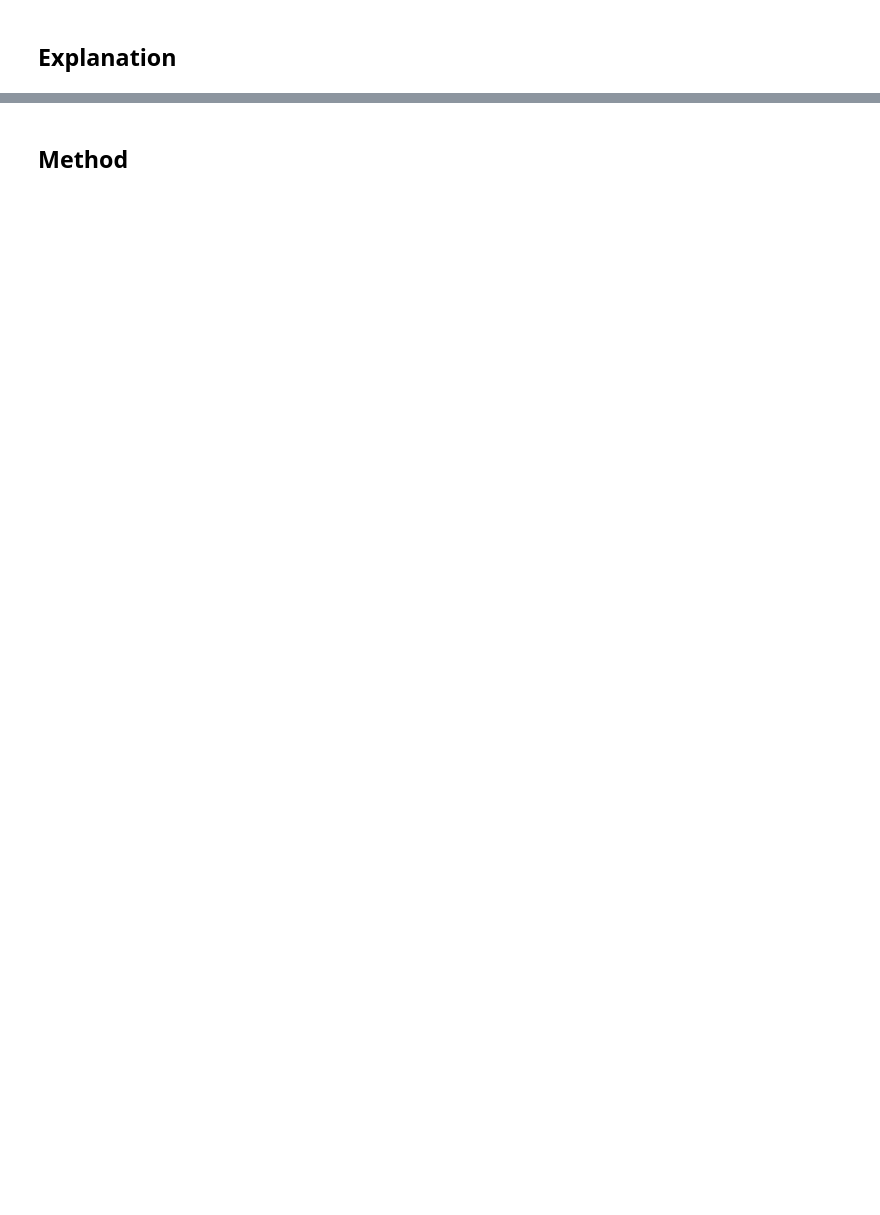
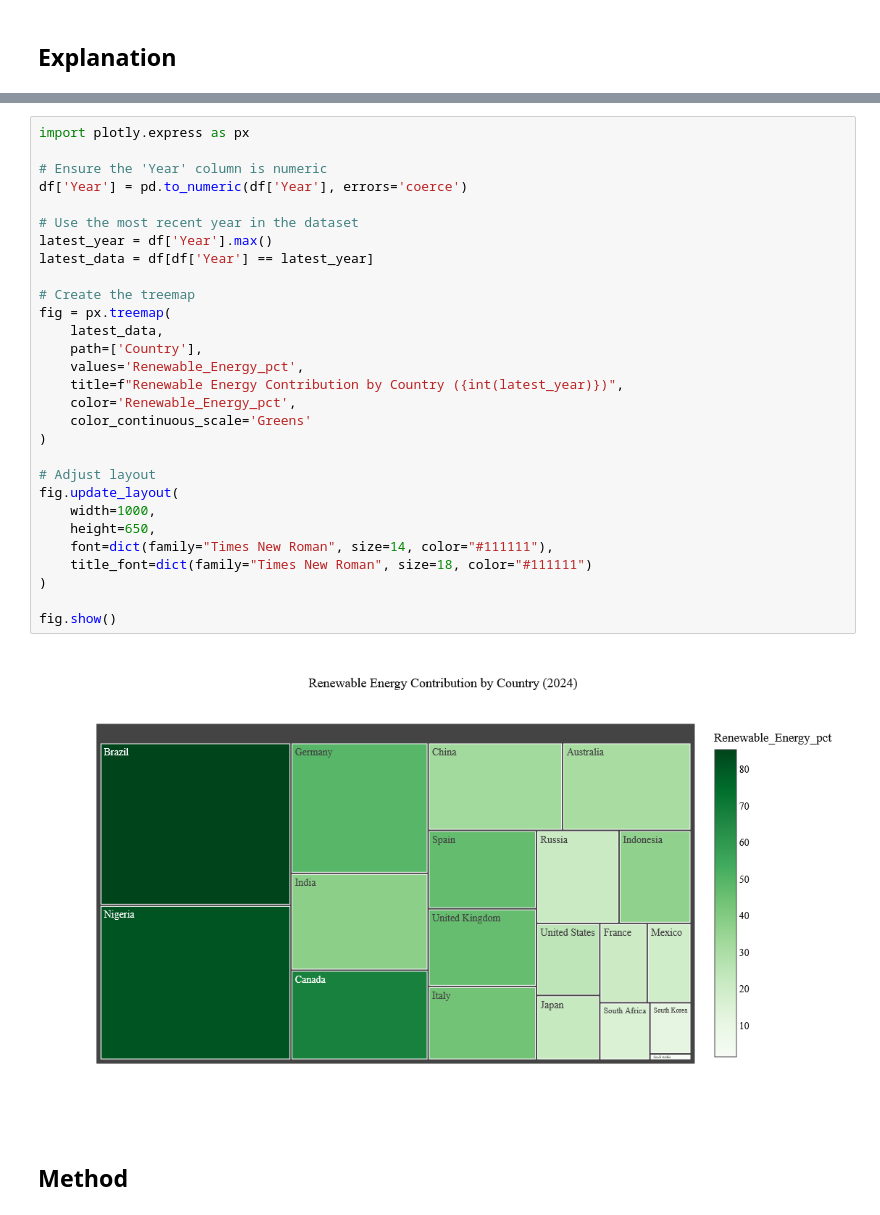
Before and after one commit to rubyr12/445FinalProject, a Jupyter notebook: YarixaPerez-Stage3/YarixaPerez_Stage3.ipynb, the cells around one changed output, grey strips where cells are left out. Drawn from its saved outputs; the diff is of its cells as text; blank space fills up the shorter version.

```diff
--- a/YarixaPerez-Stage3/YarixaPerez_Stage3.ipynb
+++ b/YarixaPerez-Stage3/YarixaPerez_Stage3.ipynb
@@ -121,3 +70,34 @@ The 'labels' parameter of boxplot() has been renamed 'tick_labels' since Matplot
+# %%
+import plotly.express as px
+
+# Ensure the 'Year' column is numeric
+df['Year'] = pd.to_numeric(df['Year'], errors='coerce')
+
+# Use the most recent year in the dataset
+latest_year = df['Year'].max()
+latest_data = df[df['Year'] == latest_year]
+
+# Create the treemap
+fig = px.treemap(
+    latest_data,
+    path=['Country'],
+    values='Renewable_Energy_pct',
+    title=f"Renewable Energy Contribution by Country ({int(latest_year)})",
+    color='Renewable_Energy_pct',
+    color_continuous_scale='Greens'
+)
+
+# Adjust layout
+fig.update_layout(
+    width=1000,
+    height=650,
+    font=dict(family="Times New Roman", size=14, color="#111111"),
+    title_font=dict(family="Times New Roman", size=18, color="#111111")
+)
+
+fig.show()
+# %% [output]
+[figure, added]
 # %% [markdown]
 ## Method
 # %% [markdown]
```
Also changed, not shown: parts of 29 cells of this notebook, 4 other files.
